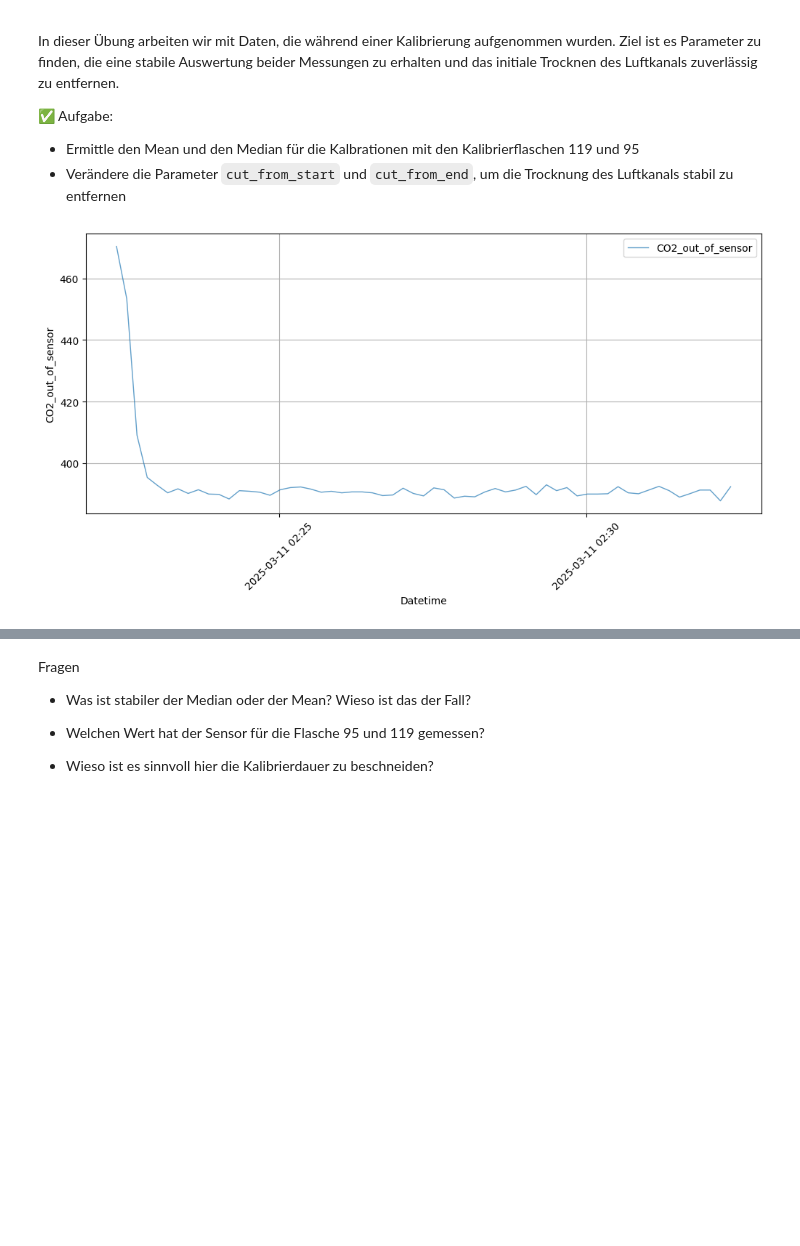
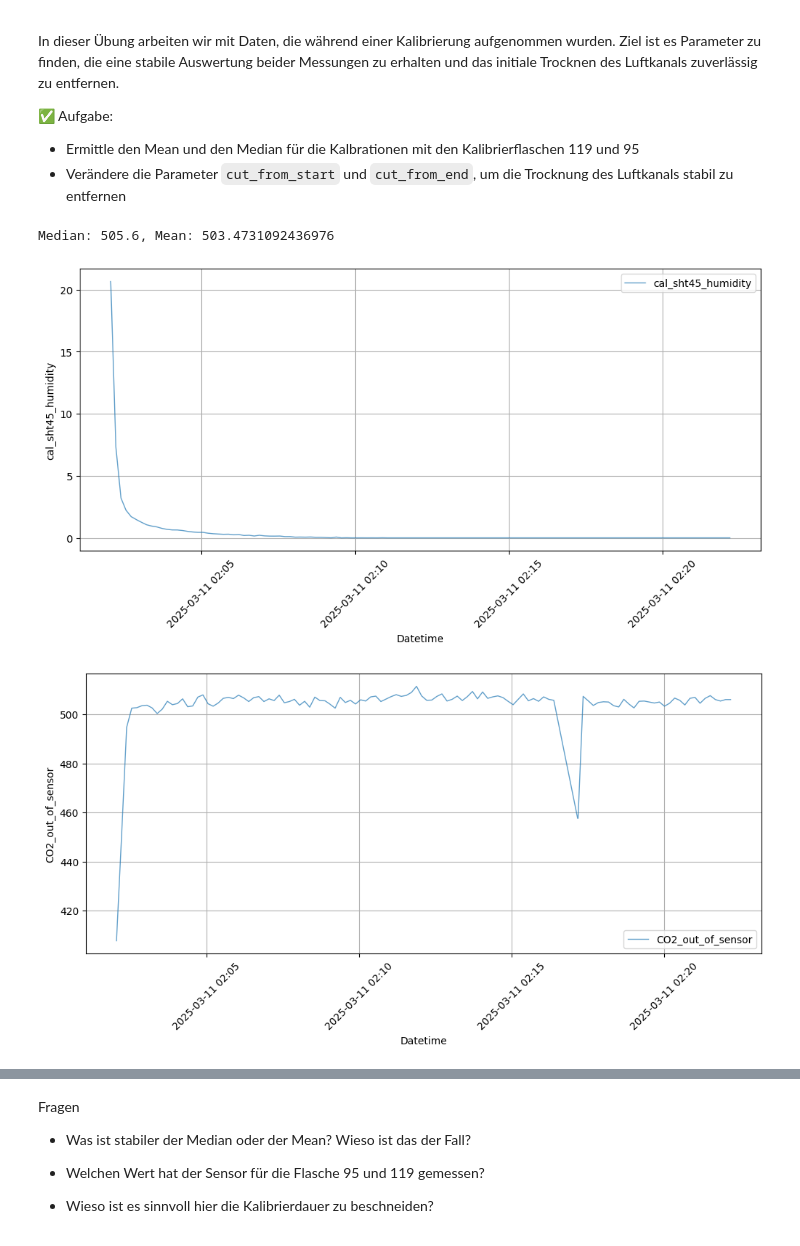
Before and after one commit to tum-esm/HES-2-Praktikum, a Jupyter notebook: notebooks/1_Calibration_Correction.ipynb, the cells around one changed output, grey strips where cells are left out. Cells and saved outputs as stored; diff of their text form; code cells hidden in the pictures; blank space fills up the shorter version.

Commit message:
Füge Humidity Plot zu Trim hinzu

```diff
--- a/notebooks/1_Calibration_Correction.ipynb
+++ b/notebooks/1_Calibration_Correction.ipynb
@@ -224,12 +224,25 @@ In dieser Übung arbeiten wir mit Daten, die während einer Kalibrierung aufgeno
 - Verändere die Parameter `cut_from_start` und `cut_from_end`, um die Trocknung des Luftkanals stabil zu entfernen
 # %%
 ## Verändere nachfolgende Parameter
-bottle_id = 119 # 119 or 95
+bottle_id = 95
 ##
 
 df_bottle = df_c.filter(pl.col("cal_bottle_id") == bottle_id)
 
-plot_column(df_bottle,"datetime","CO2_out_of_sensor")
+## Verändere nachfolgende Parameter
+cut_from_start = 0 #Percent
+cut_from_end = 0 #Percent
+##
+
+df_bottle_trimmed = trim_rows(df_bottle, cut_from_start, cut_from_end)
+
+median, mean = median_and_mean(df_bottle_trimmed, "CO2_out_of_sensor")
+print(f"Median: {median}, Mean: {mean}")
+
+plot_column(df_bottle_trimmed,"datetime", "cal_sht45_humidity")
+plot_column(df_bottle_trimmed,"datetime", "CO2_out_of_sensor")
 # %% [output]
+Median: 505.6, Mean: 503.4731092436976
-[figure, old version]
+[figure, new version]
+[figure, added]
 # %%
```
Also changed, not shown: parts of 1 cell of this notebook.
